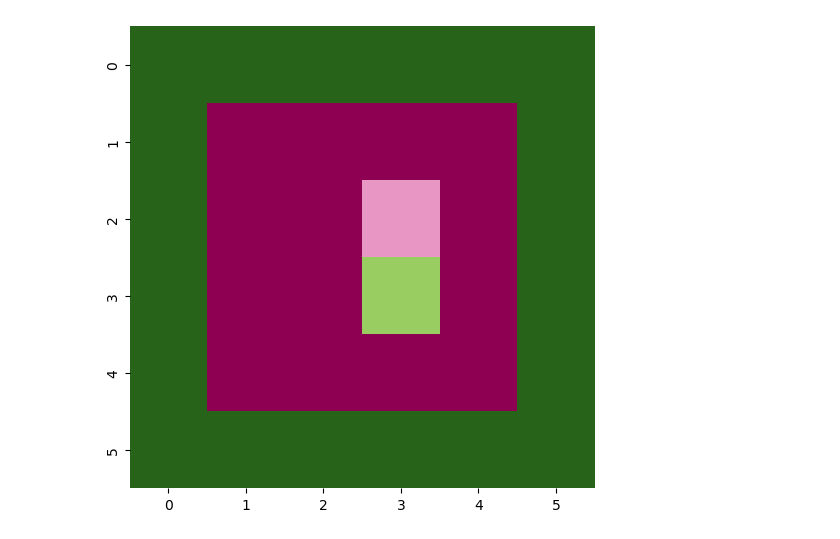
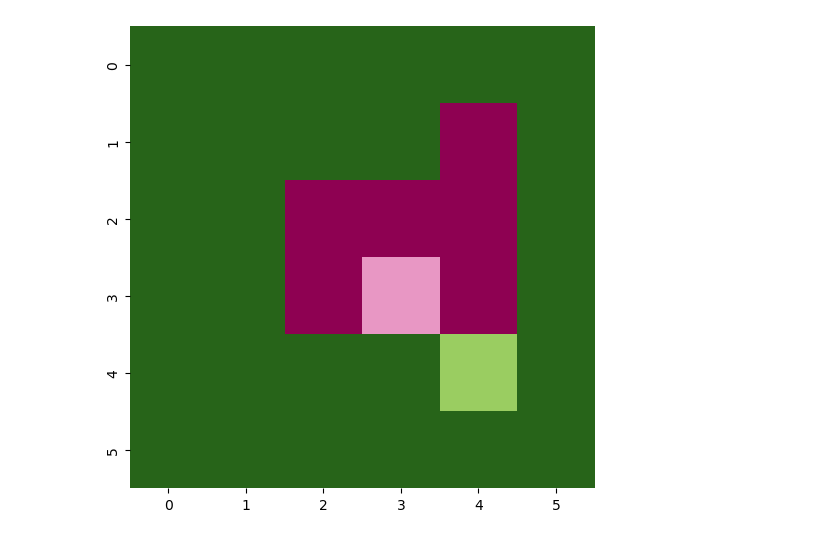
Before and after one commit to yyongjiann/Snake-game, a Jupyter notebook: Snake Game.ipynb, the cells around one changed output. Cells and saved outputs as stored; diff of their text form; code cells hidden in the pictures.

```diff
--- a/Snake Game.ipynb
+++ b/Snake Game.ipynb
@@ -36,3 +36,20 @@ def showBinaryMazeProblem(mazeGrid, feed):
+# %%
+def updateGrid(grid, obs):
+    grid = grid.copy()
+    for i in range(len(obs)):
+        x,y = obs[i][0], obs[i][1]
+        if i == 0:
+            grid[x,y] = 0.75
+        else:
+            grid[x,y] = 1
+    return grid
+# %%
+def spawnFeed(grid):
+    location = (randint(1,4), randint(1,4))
+    while grid[location[0], location[1]] in (0.75, 1):
+        location = (randint(1,4), randint(1,4))
+
+    return location
 # %%
 newGrid = [[1.0, 1.0, 1.0, 1.0, 1.0, 1.0],
         [1.0, 0.0, 0.0, 0.0, 0.0, 1.0],
@@ -57,5 +64,3 @@ showBinaryMaze(grid)
-# %%
-def spawnFeed(grid):
-    location = (randint(1,4), randint(1,4))
-    if grid[location[0], location[1]] != 0.75:
-        return location
+# %%
+grid = updateGrid(newGrid, snakeArr)
+showGrid(grid)
@@ -62,8 +69,8 @@ def spawnFeed(grid):
 # %%
 feed = spawnFeed(grid)
-showBinaryMazeProblem(grid, feed)
+showGridProblem(grid, feed)
 # %% [output]
-[figure, old version]
+[figure, new version]
 # %%
 # Create a Graph class
 class GridGraph(object):
```
Also changed, not shown: parts of 17 cells of this notebook.
